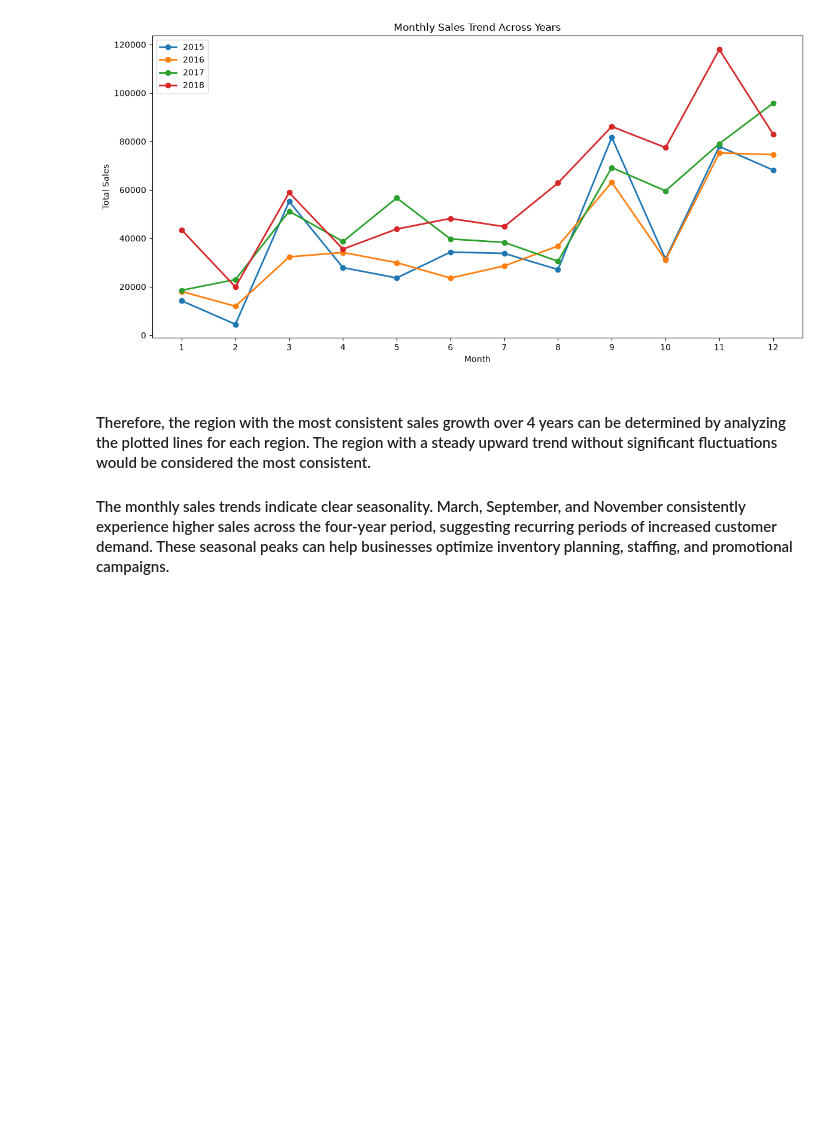
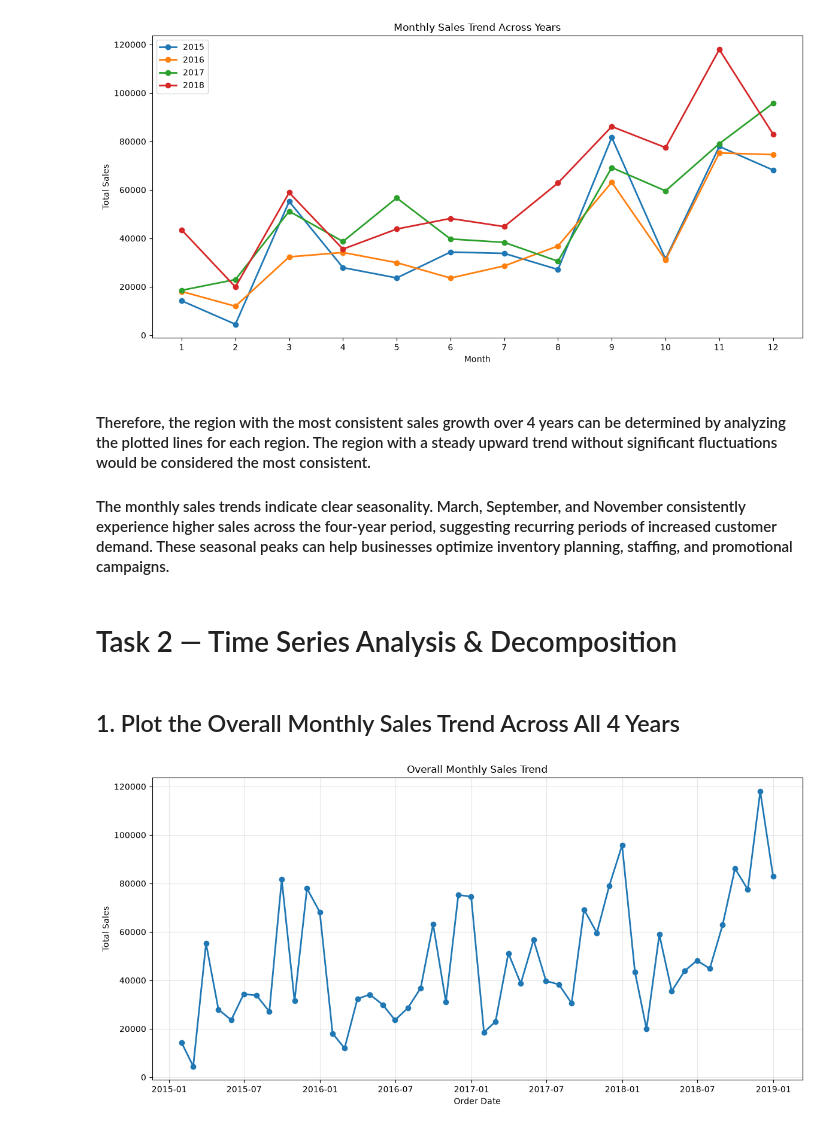
Before and after one commit to aroranaman1003/SalesForecasting_NamanArora, a Jupyter notebook: analysis.ipynb, the cells around one changed output. Drawn from its saved outputs; the diff is of its cells as text; code cells hidden in the pictures; blank space fills up the shorter version.

Commit message:
Completed Task 2 - Time Series Analysis and Decomposition

```diff
--- a/analysis.ipynb
+++ b/analysis.ipynb
@@ -317,3 +319,31 @@ plt.show()
 #### Therefore, the region with the most consistent sales growth over 4 years can be determined by analyzing the plotted lines for each region. The region with a steady upward trend without significant fluctuations would be considered the most consistent.
 
 #### The monthly sales trends indicate clear seasonality. March, September, and November consistently experience higher sales across the four-year period, suggesting recurring periods of increased customer demand. These seasonal peaks can help businesses optimize inventory planning, staffing, and promotional campaigns.
+# %% [markdown]
+# Task 2 — Time Series Analysis & Decomposition
+# %% [markdown]
+## 1. Plot the Overall Monthly Sales Trend Across All 4 Years
+# %%
+import matplotlib.pyplot as plt
+
+plt.figure(figsize=(12,6))
+
+plt.plot(
+    monthly_sales["Order Date"],
+    monthly_sales["Sales"],
+    marker="o",
+    linewidth=2
+)
+
+plt.title("Overall Monthly Sales Trend")
+plt.xlabel("Order Date")
+plt.ylabel("Total Sales")
+
+plt.grid(alpha=0.3)
+
+plt.tight_layout()
+
+plt.savefig("charts/overall_monthly_sales_trend.png")
+plt.show()
+# %% [output]
+[figure, added]
```
Also changed, not shown: parts of 8 cells of this notebook, 6 other files.
